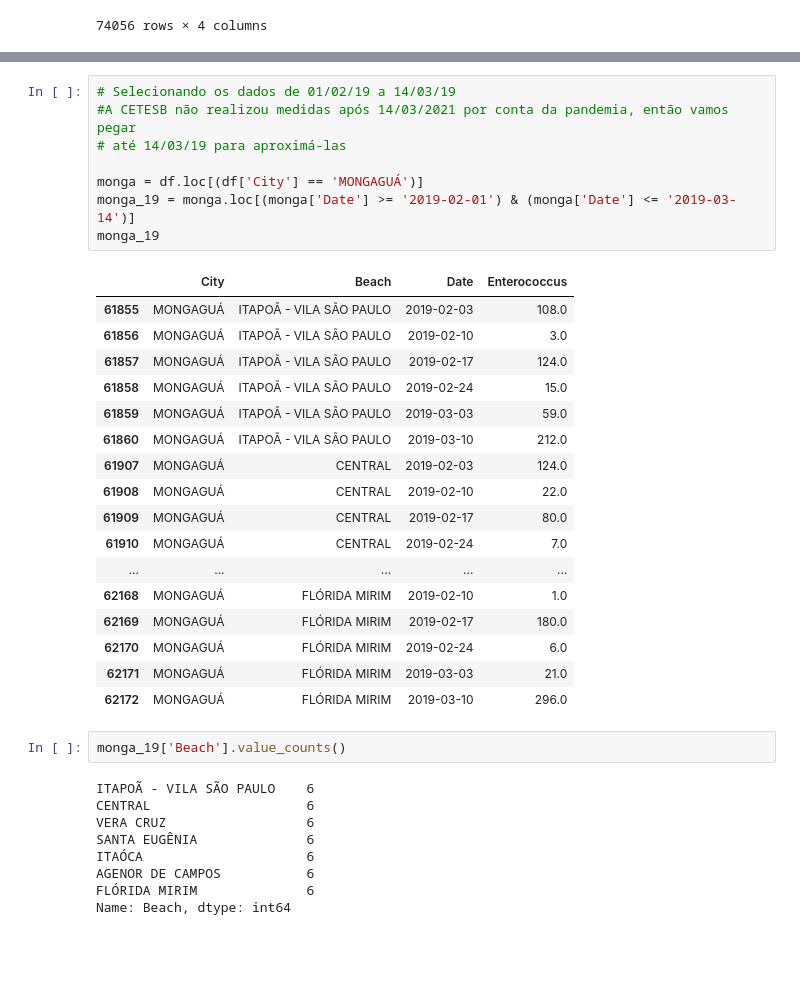
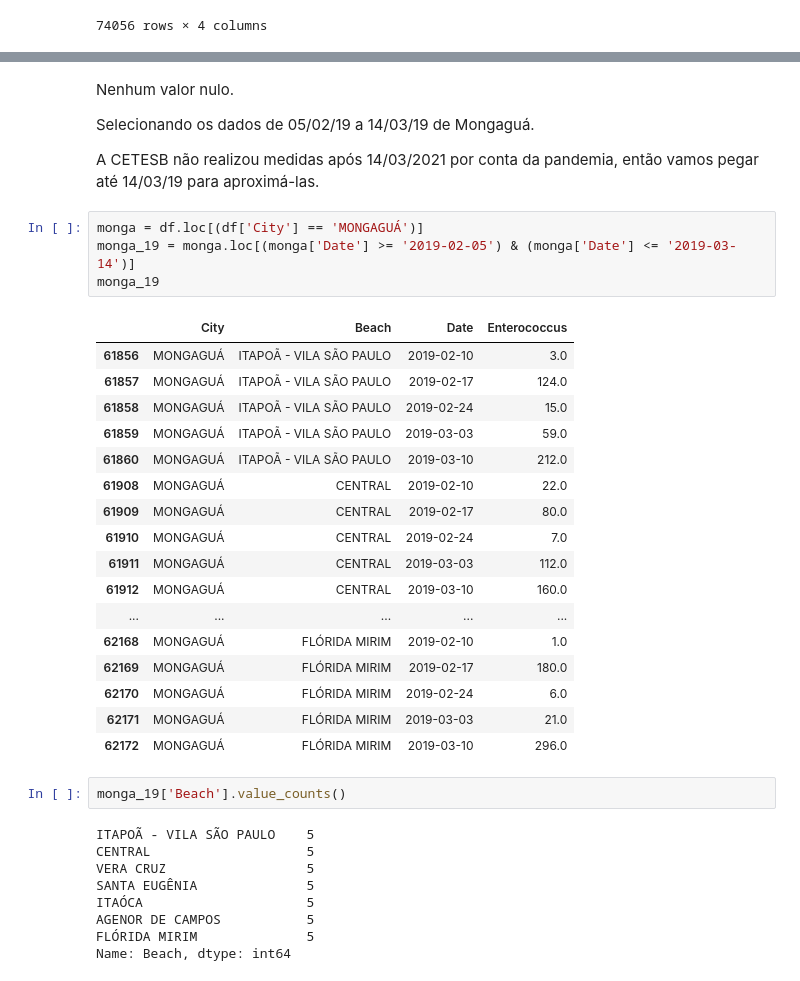
Before and after one commit to paulacca467/projeto-final, a Jupyter notebook: qualidade_agua.ipynb, the cells around one changed output, grey strips where cells are left out. Drawn from its saved outputs; the diff is of its cells as text; blank space fills up the shorter version.

```diff
--- a/qualidade_agua.ipynb
+++ b/qualidade_agua.ipynb
@@ -32,23 +57,26 @@ df
+# %% [markdown]
+Nenhum valor nulo.
+
+Selecionando os dados de 05/02/19 a 14/03/19 de Mongaguá.
+
+A CETESB não realizou medidas após 14/03/2021 por conta da pandemia, então vamos pegar
+até 14/03/19 para aproximá-las.
 # %%
-# Selecionando os dados de 01/02/19 a 14/03/19
-#A CETESB não realizou medidas após 14/03/2021 por conta da pandemia, então vamos pegar
-# até 14/03/19 para aproximá-las
-
 monga = df.loc[(df['City'] == 'MONGAGUÁ')]
-monga_19 = monga.loc[(monga['Date'] >= '2019-02-01') & (monga['Date'] <= '2019-03-14')]
+monga_19 = monga.loc[(monga['Date'] >= '2019-02-05') & (monga['Date'] <= '2019-03-14')]
 monga_19
 # %% [output]
 |  | City | Beach | Date | Enterococcus |
-| 61855 | MONGAGUÁ | ITAPOÃ - VILA SÃO PAULO | 2019-02-03 | 108.0 |
 | 61856 | MONGAGUÁ | ITAPOÃ - VILA SÃO PAULO | 2019-02-10 | 3.0 |
 | 61857 | MONGAGUÁ | ITAPOÃ - VILA SÃO PAULO | 2019-02-17 | 124.0 |
 | 61858 | MONGAGUÁ | ITAPOÃ - VILA SÃO PAULO | 2019-02-24 | 15.0 |
 | 61859 | MONGAGUÁ | ITAPOÃ - VILA SÃO PAULO | 2019-03-03 | 59.0 |
 | 61860 | MONGAGUÁ | ITAPOÃ - VILA SÃO PAULO | 2019-03-10 | 212.0 |
-| 61907 | MONGAGUÁ | CENTRAL | 2019-02-03 | 124.0 |
 | 61908 | MONGAGUÁ | CENTRAL | 2019-02-10 | 22.0 |
 | 61909 | MONGAGUÁ | CENTRAL | 2019-02-17 | 80.0 |
 | 61910 | MONGAGUÁ | CENTRAL | 2019-02-24 | 7.0 |
+| 61911 | MONGAGUÁ | CENTRAL | 2019-03-03 | 112.0 |
+| 61912 | MONGAGUÁ | CENTRAL | 2019-03-10 | 160.0 |
 | ... | ... | ... | ... | ... |
 | 62168 | MONGAGUÁ | FLÓRIDA MIRIM | 2019-02-10 | 1.0 |
 | 62169 | MONGAGUÁ | FLÓRIDA MIRIM | 2019-02-17 | 180.0 |
@@ -58,11 +86,11 @@ monga_19
 # %%
 monga_19['Beach'].value_counts()
 # %% [output]
-ITAPOÃ - VILA SÃO PAULO    6
-CENTRAL                    6
-VERA CRUZ                  6
-SANTA EUGÊNIA              6
-ITAÓCA                     6
-AGENOR DE CAMPOS           6
-FLÓRIDA MIRIM              6
+ITAPOÃ - VILA SÃO PAULO    5
+CENTRAL                    5
+VERA CRUZ                  5
+SANTA EUGÊNIA              5
+ITAÓCA                     5
+AGENOR DE CAMPOS           5
+FLÓRIDA MIRIM              5
 Name: Beach, dtype: int64
```
Also changed, not shown: parts of 23 cells of this notebook.
